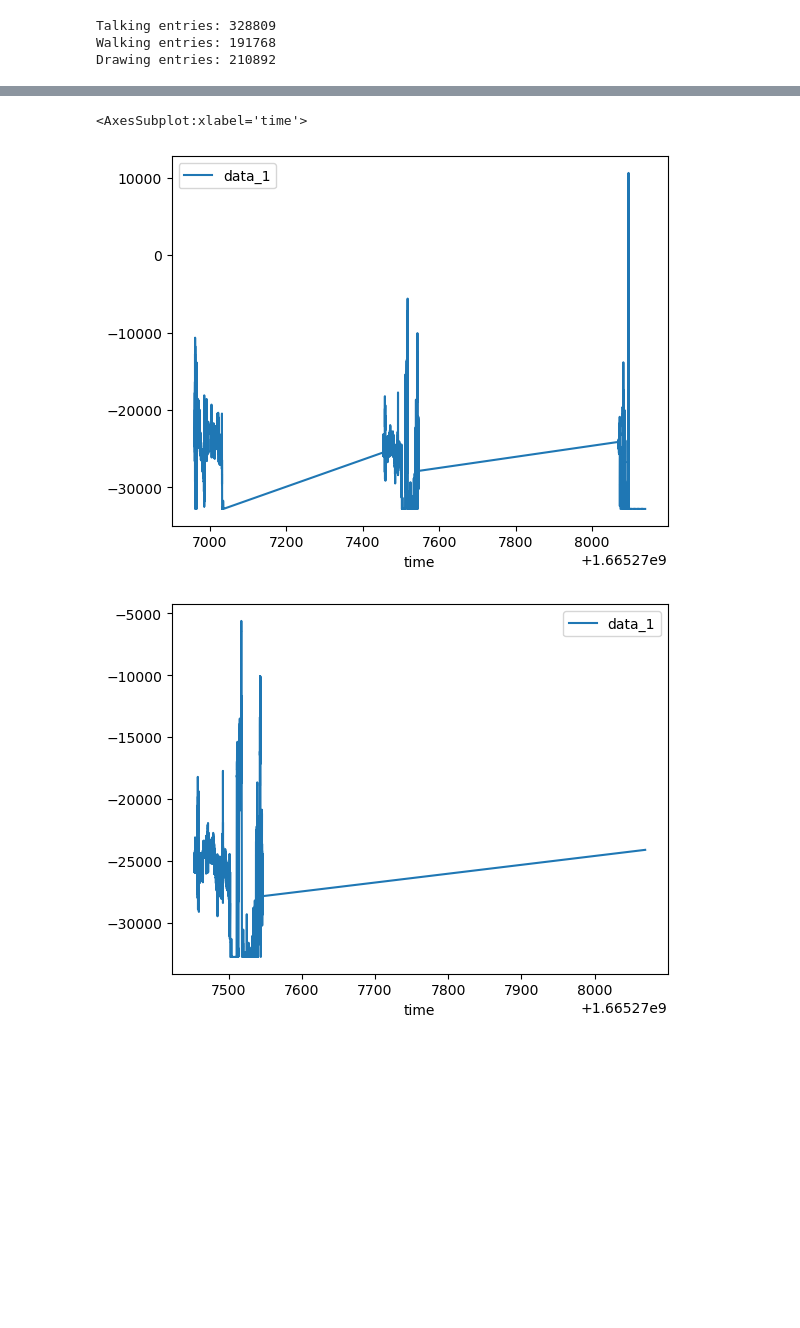
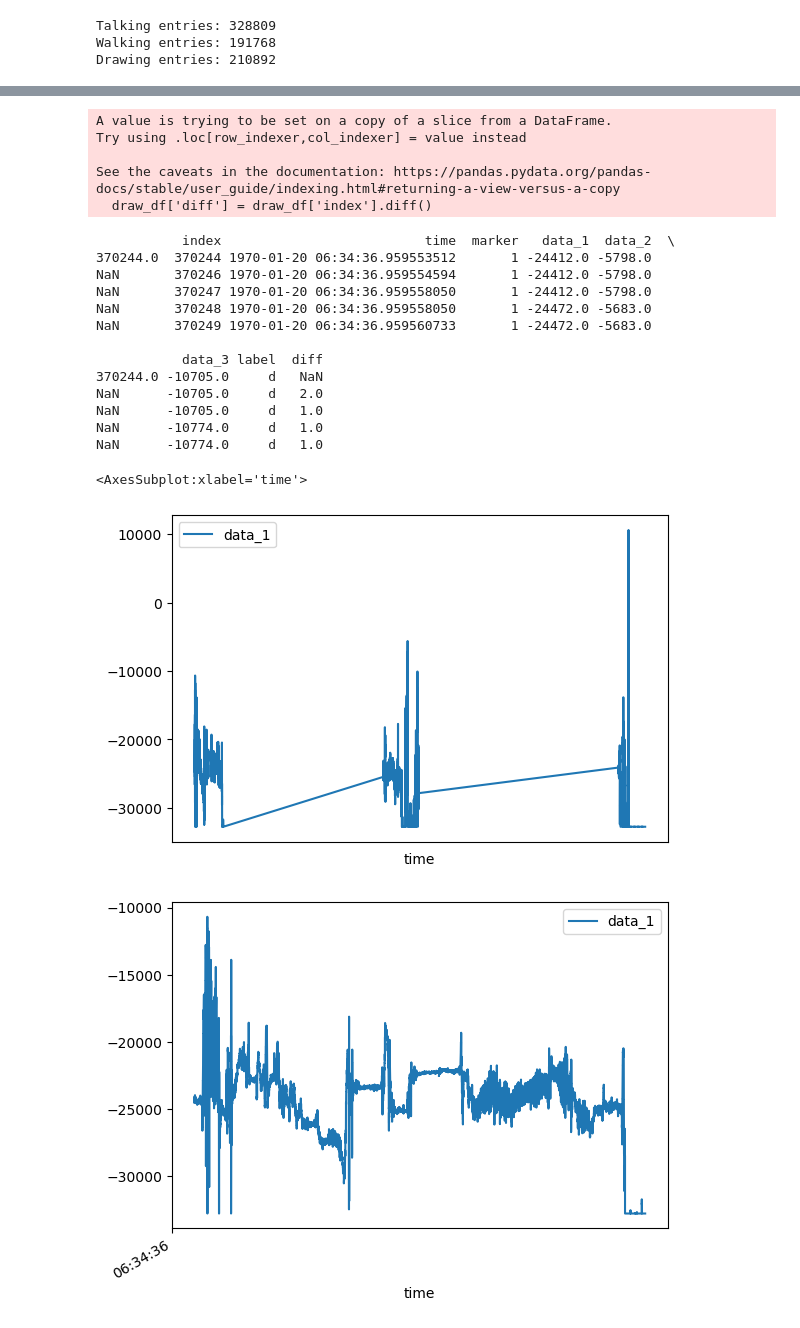
Before and after one commit to SalomeHusseinFizzix/JumbLE_TTGO, a Jupyter notebook: python_scripts/IMU_analysis.ipynb, the cells around one changed output, grey strips where cells are left out. Drawn from its saved outputs; the diff is of its cells as text; code cells hidden in the pictures; blank space fills up the shorter version.

Commit message:
Added subsampled plots to compare instances of same label

```diff
--- a/python_scripts/IMU_analysis.ipynb
+++ b/python_scripts/IMU_analysis.ipynb
@@ -140,15 +126,23 @@ Walking entries: 191768
 Drawing entries: 210892
 # %%
 draw_df =label_imu[label_imu['label']=='d']
-
+draw_df['time']=pd.to_datetime(draw_df['time'], unit='ms')
 print(np.min(draw_df['data_1']))
-
-
 draw_df.plot('time', 'data_1')
 draw_df['diff'] = draw_df['index'].diff()
 print(draw_df.head())
 idx_change = draw_df['index'][draw_df['diff']>10]
-print(idx_change)
-draw_df_subset = draw_df[idx_change.iloc[0]:idx_change.iloc[1]]
-draw_df_subset.plot('time', 'data_1')
+# print(idx_change)
+
+draw_df_sample1 = draw_df[:idx_change.iloc[0]]
+draw_df_sample1 = draw_df_sample1.iloc[:-10]
+draw_df_sample1.plot('time', 'data_1')
+
+draw_df_sample2 = draw_df[idx_change.iloc[0]:idx_change.iloc[1]]
+draw_df_sample2 = draw_df_sample2.iloc[:-10]
+draw_df_sample2.plot('time', 'data_1')
+
+draw_df_sample3 = draw_df[idx_change.iloc[1]:]
+draw_df_sample3 = draw_df_sample3.iloc[:-10]
+draw_df_sample3.plot('time', 'data_1')
 # %% [output]
@@ -170,3 +155,21 @@ See the caveats in the documentation: https://pandas.pydata.org/pandas-docs/stab
-<AxesSubplot:xlabel='time'>
+A value is trying to be set on a copy of a slice from a DataFrame.
+Try using .loc[row_indexer,col_indexer] = value instead
+
+See the caveats in the documentation: https://pandas.pydata.org/pandas-docs/stable/user_guide/indexing.html#returning-a-view-versus-a-copy
+  draw_df['diff'] = draw_df['index'].diff()
+           index                          time  marker   data_1  data_2  \
+370244.0  370244 1970-01-20 06:34:36.959553512       1 -24412.0 -5798.0
+NaN       370246 1970-01-20 06:34:36.959554594       1 -24412.0 -5798.0
+NaN       370247 1970-01-20 06:34:36.959558050       1 -24412.0 -5798.0
+NaN       370248 1970-01-20 06:34:36.959558050       1 -24472.0 -5683.0
+NaN       370249 1970-01-20 06:34:36.959560733       1 -24472.0 -5683.0
+
+           data_3 label  diff
+370244.0 -10705.0     d   NaN
+NaN      -10705.0     d   2.0
+NaN      -10705.0     d   1.0
+NaN      -10774.0     d   1.0
+NaN      -10774.0     d   1.0
+<AxesSubplot:xlabel='time'>
-[figure, old version]
+[figure, new version]
-[figure, old version]
+[figure, new version]
```
Also changed, not shown: parts of 5 cells of this notebook.
